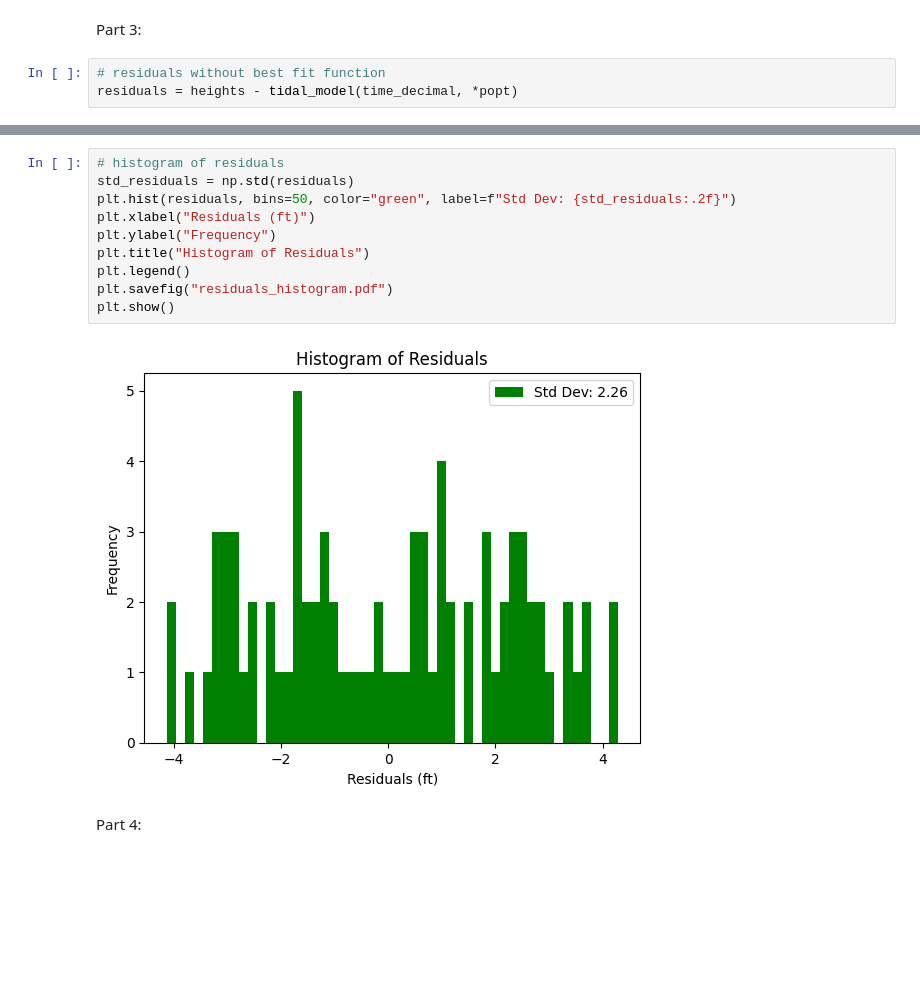
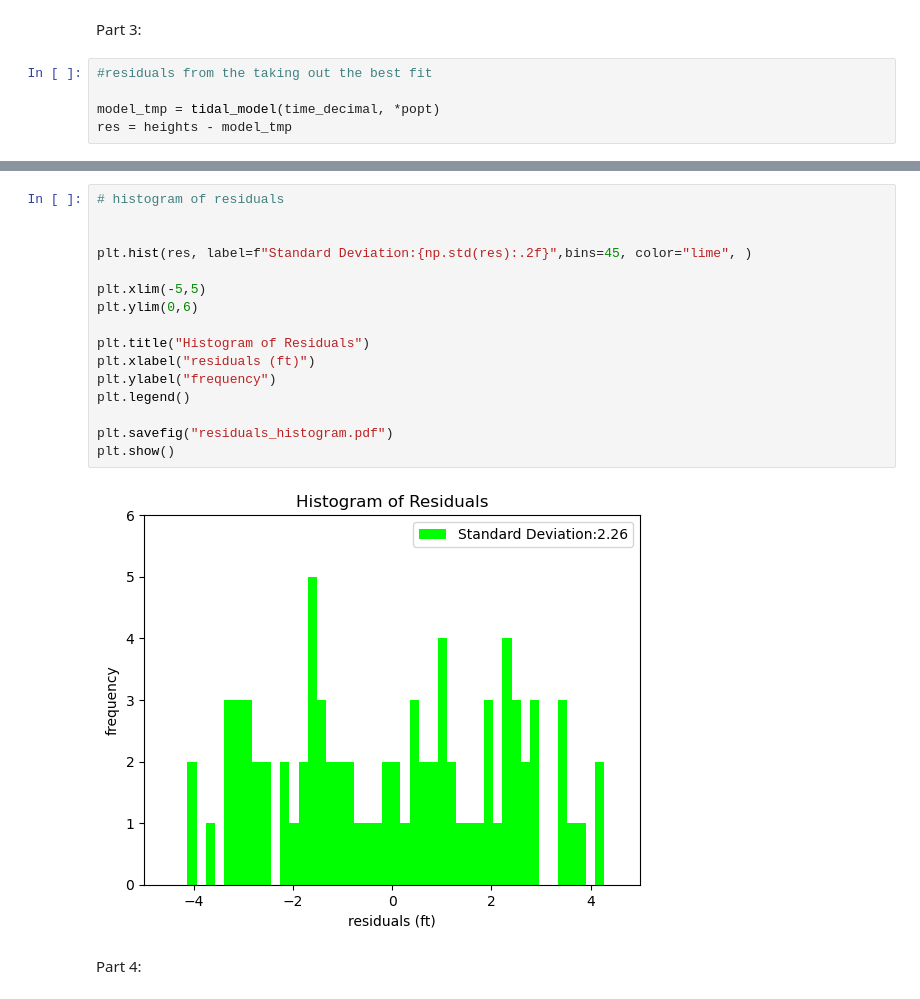
Before and after one commit to Krabbyz/ASTR19-Group-Project, a Jupyter notebook: Group Project.ipynb, the cells around one changed output, grey strips where cells are left out. Drawn from its saved outputs; the diff is of its cells as text; blank space fills up the shorter version.

```diff
--- a/Group Project.ipynb
+++ b/Group Project.ipynb
@@ -56,6 +56,8 @@ plt.show()
 # %% [markdown]
 Part 3:
 # %%
-# residuals without best fit function
-residuals = heights - tidal_model(time_decimal, *popt)
+#residuals from the taking out the best fit
+
+model_tmp = tidal_model(time_decimal, *popt)
+res = heights - model_tmp
 # %%
@@ -73,15 +82,21 @@ plt.show()
 # %%
 # histogram of residuals
-std_residuals = np.std(residuals)
-plt.hist(residuals, bins=50, color="green", label=f"Std Dev: {std_residuals:.2f}")
-plt.xlabel("Residuals (ft)")
-plt.ylabel("Frequency")
+
+
+plt.hist(res, label=f"Standard Deviation:{np.std(res):.2f}",bins=45, color="lime", )
+
+plt.xlim(-5,5)
+plt.ylim(0,6)
+
 plt.title("Histogram of Residuals")
+plt.xlabel("residuals (ft)")
+plt.ylabel("frequency")
 plt.legend()
+
 plt.savefig("residuals_histogram.pdf")
 plt.show()
 # %% [output]
-[figure, old version]
+[figure, new version]
 # %% [markdown]
 Part 4:
 # %%
```
Also changed, not shown: parts of 5 cells of this notebook, 4 other files.
